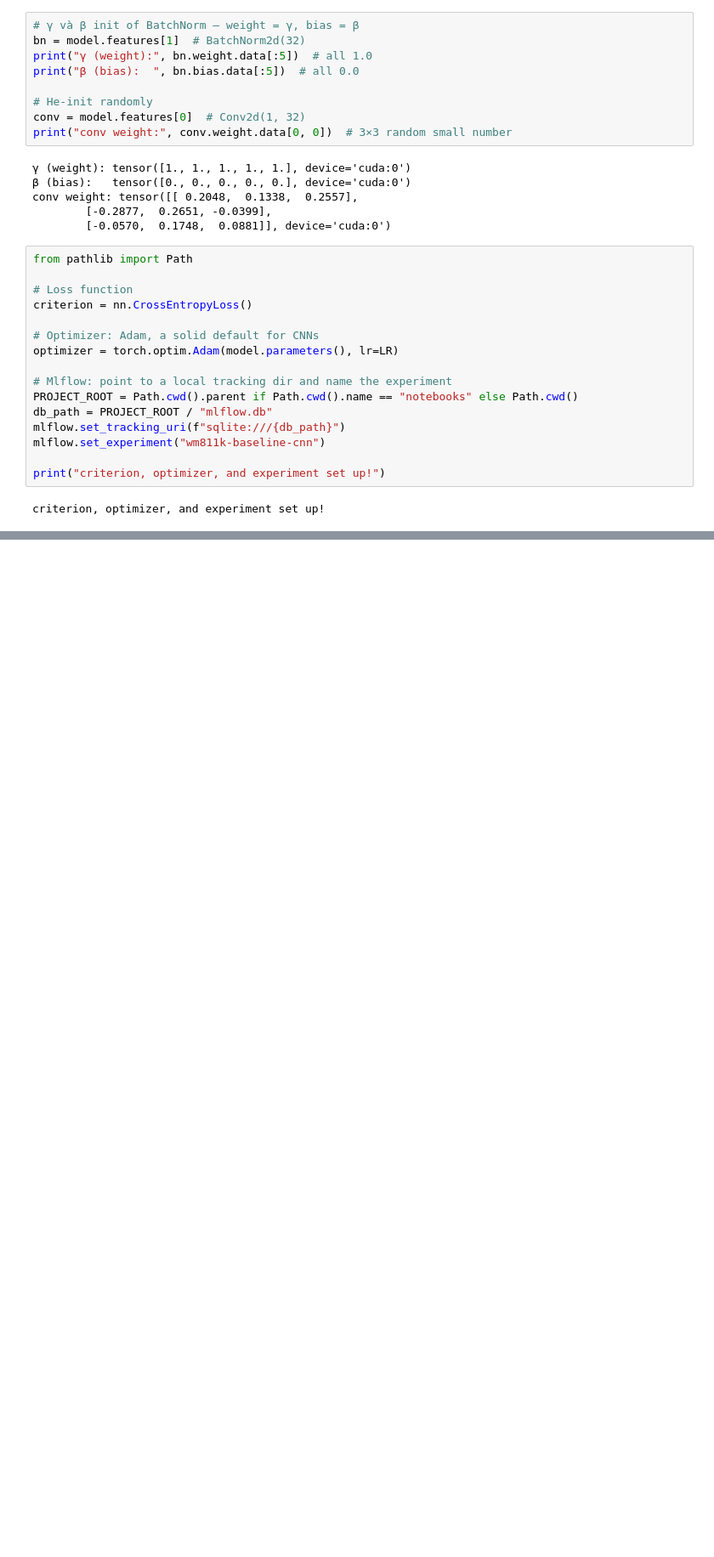
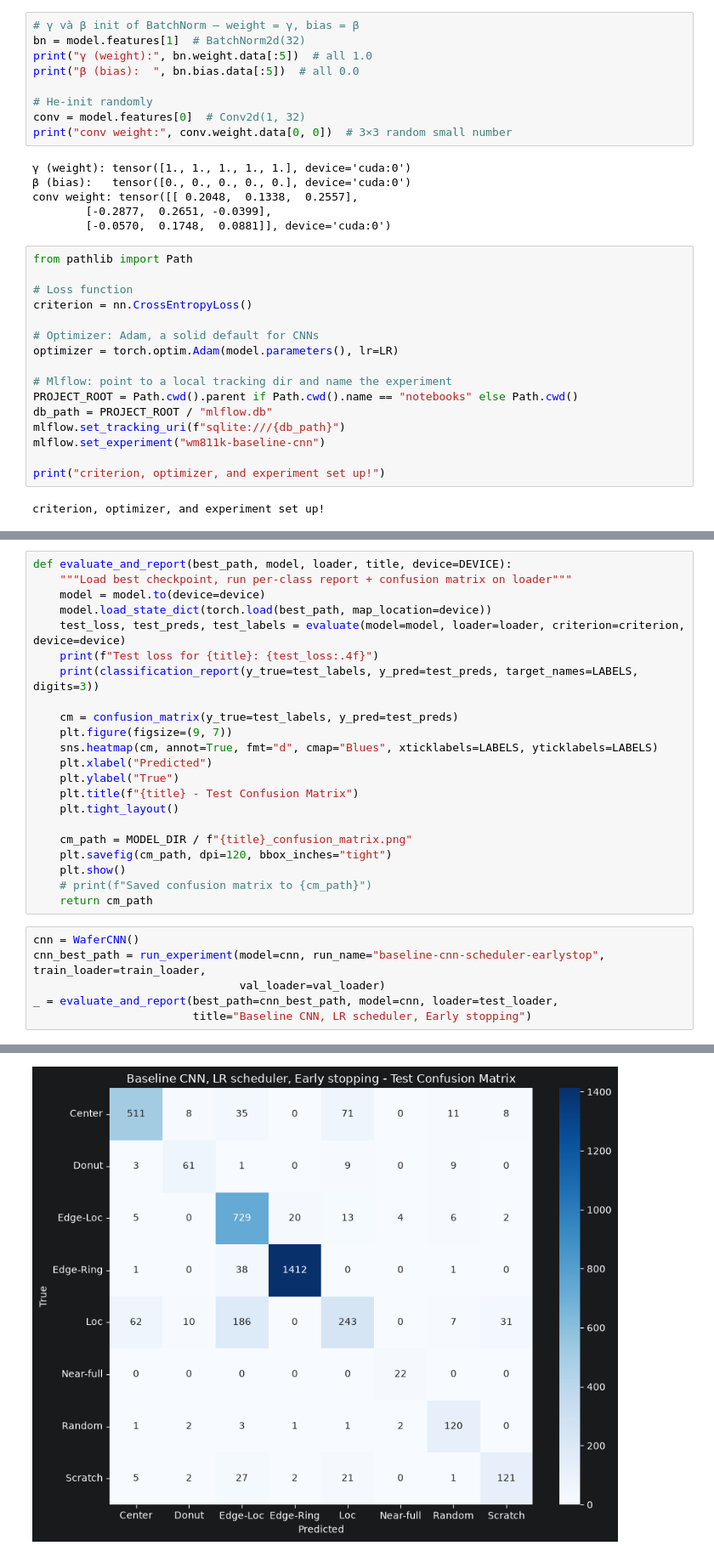
Before and after one commit to pqtrng/wm811k-defect-detection, a Jupyter notebook: notebooks/03_train.ipynb, the cells around one changed output, grey strips where cells are left out. Shown at 85% size. Saved outputs shown, nothing was run; the diff lists cells and outputs as text; blank space fills up the shorter version.

```diff
--- a/notebooks/03_train.ipynb
+++ b/notebooks/03_train.ipynb
@@ -217,0 +583,29 @@ criterion, optimizer, and experiment set up!
+# %%
+def evaluate_and_report(best_path, model, loader, title, device=DEVICE):
+    """Load best checkpoint, run per-class report + confusion matrix on loader"""
+    model = model.to(device=device)
+    model.load_state_dict(torch.load(best_path, map_location=device))
+    test_loss, test_preds, test_labels = evaluate(model=model, loader=loader, criterion=criterion, device=device)
+    print(f"Test loss for {title}: {test_loss:.4f}")
+    print(classification_report(y_true=test_labels, y_pred=test_preds, target_names=LABELS, digits=3))
+
+    cm = confusion_matrix(y_true=test_labels, y_pred=test_preds)
+    plt.figure(figsize=(9, 7))
+    sns.heatmap(cm, annot=True, fmt="d", cmap="Blues", xticklabels=LABELS, yticklabels=LABELS)
+    plt.xlabel("Predicted")
+    plt.ylabel("True")
+    plt.title(f"{title} - Test Confusion Matrix")
+    plt.tight_layout()
+
+    cm_path = MODEL_DIR / f"{title}_confusion_matrix.png"
+    plt.savefig(cm_path, dpi=120, bbox_inches="tight")
+    plt.show()
+    # print(f"Saved confusion matrix to {cm_path}")
+    return cm_path
+# %%
+cnn = WaferCNN()
+cnn_best_path = run_experiment(model=cnn, run_name="baseline-cnn-scheduler-earlystop", train_loader=train_loader,
+                               val_loader=val_loader)
+_ = evaluate_and_report(best_path=cnn_best_path, model=cnn, loader=test_loader,
+                        title="Baseline CNN, LR scheduler, Early stopping")
+# %% [output]
@@ -217,0 +629 @@ criterion, optimizer, and experiment set up!
+[figure, added]
```
Also changed, not shown: parts of 8 cells of this notebook, 4 other files.
